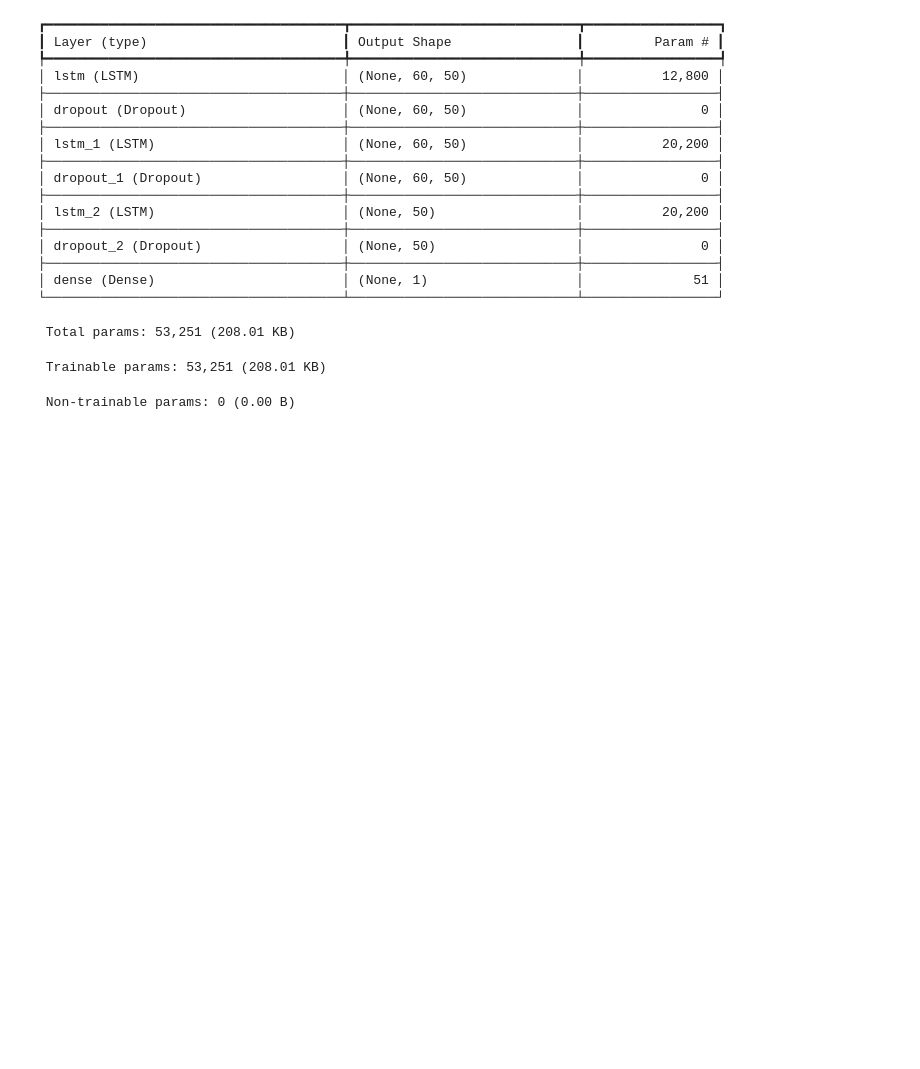
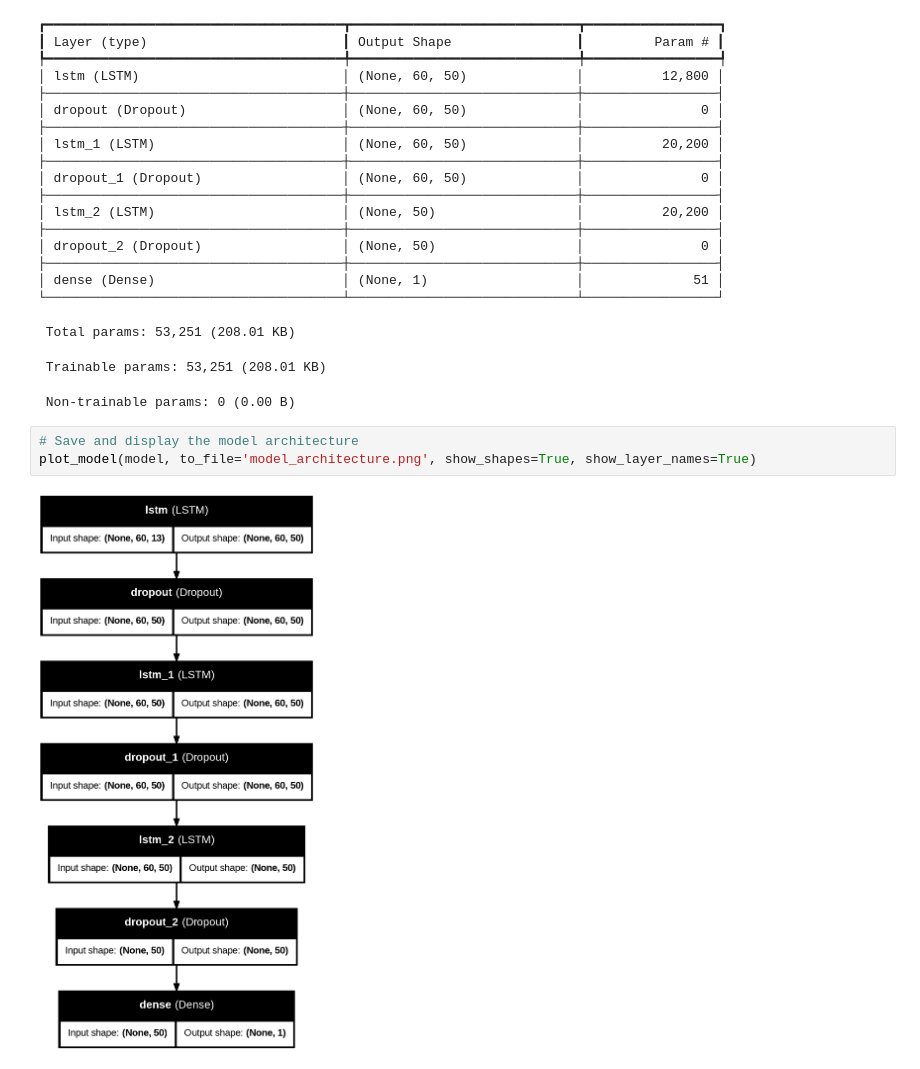
Before and after one commit to jacopodallafior/ML-stock_prediction, a Jupyter notebook: LSTM_model_02.ipynb, the cells around one changed output. Drawn from its saved outputs; the diff is of its cells as text; blank space fills up the shorter version.

```diff
--- a/LSTM_model_02.ipynb
+++ b/LSTM_model_02.ipynb
@@ -134,6 +135,11 @@ Model: "sequential"
  Total params: 53,251 (208.01 KB)
  Trainable params: 53,251 (208.01 KB)
  Non-trainable params: 0 (0.00 B)
+# %%
+# Save and display the model architecture
+plot_model(model, to_file='model_architecture.png', show_shapes=True, show_layer_names=True)
+# %% [output]
+[figure, added]
 # %%
 # 3. Train the Model
 
```
Also changed, not shown: parts of 5 cells of this notebook.
